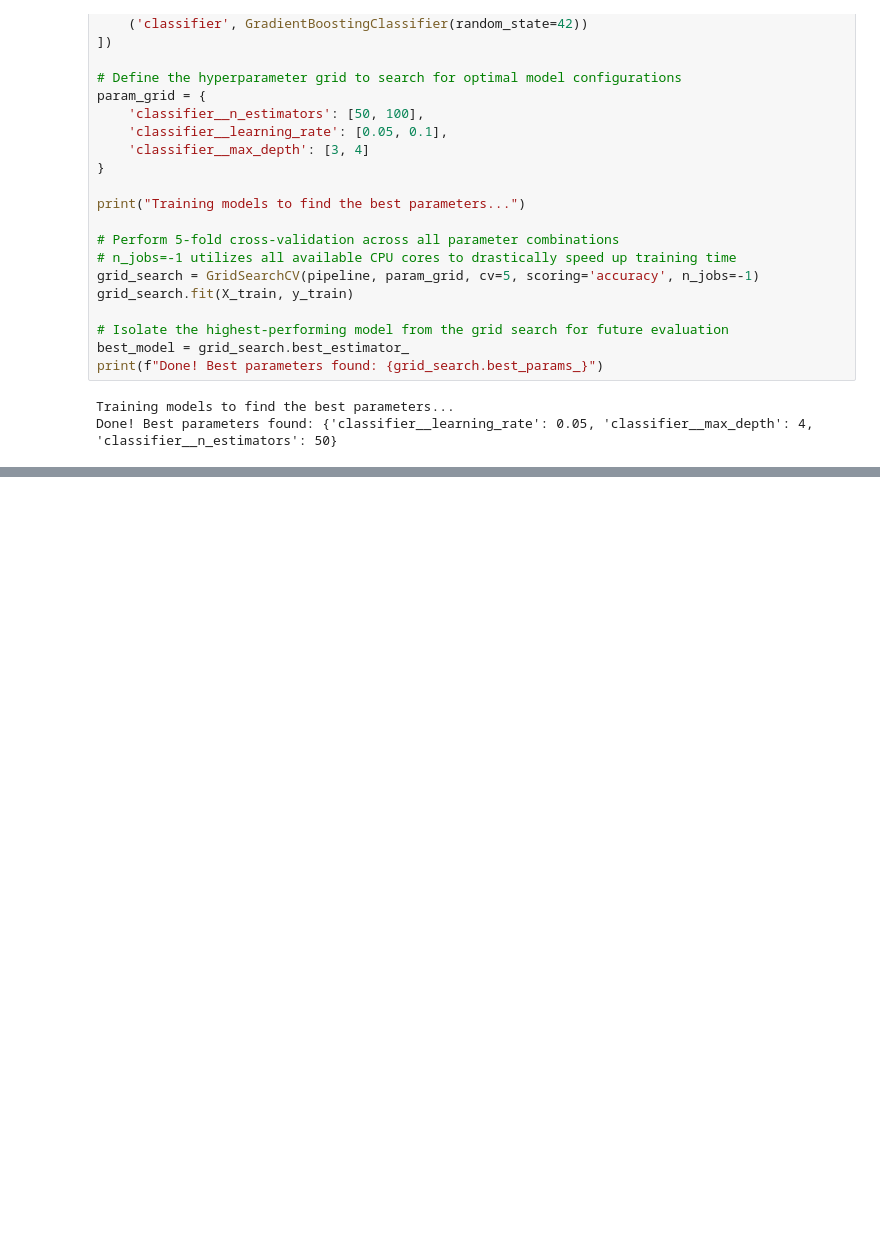
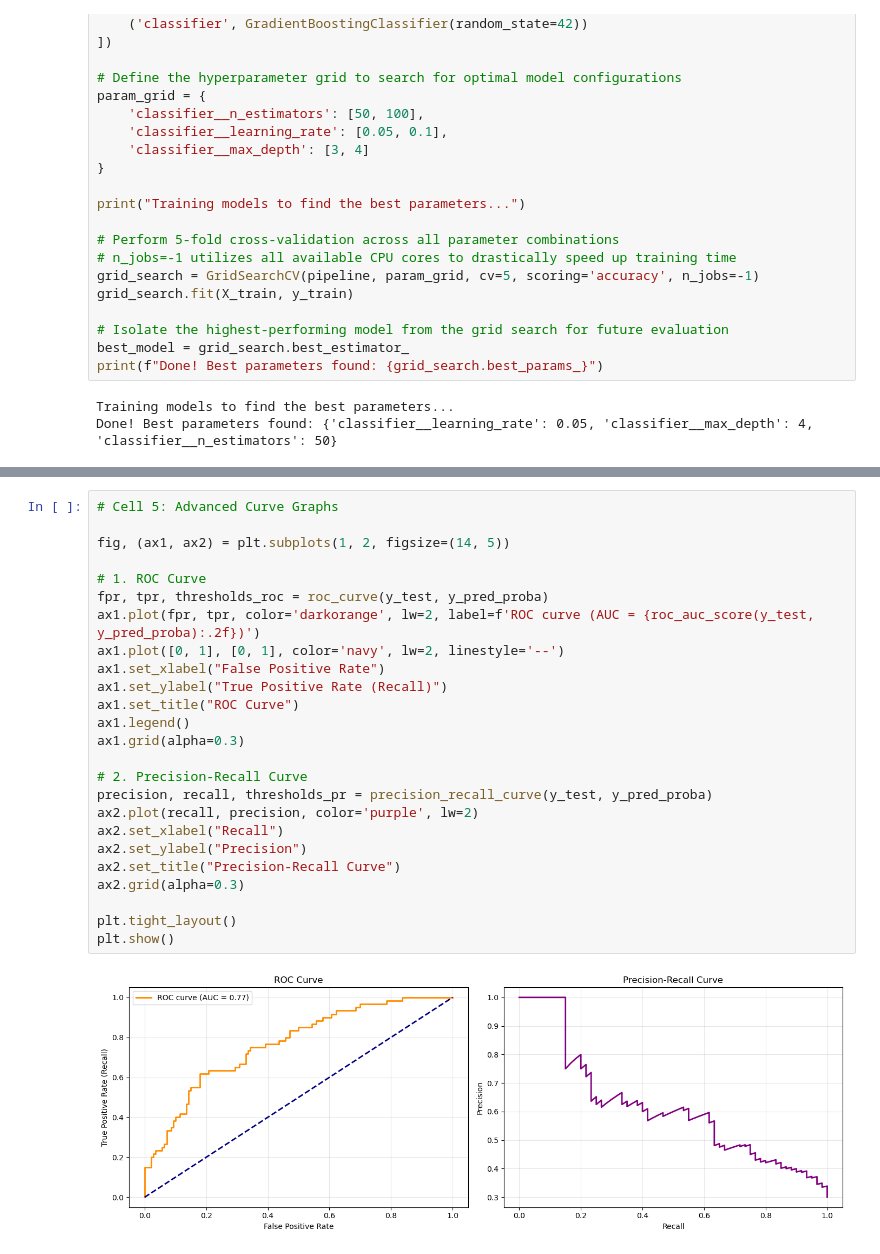
Before and after one commit to SachiniGayathma/loan-approval-predictor, a Jupyter notebook: notebooks/gradient_boosting.ipynb, the cells around one changed output, grey strips where cells are left out. Cells and saved outputs as stored; diff of their text form; blank space fills up the shorter version.

```diff
--- a/notebooks/gradient_boosting.ipynb
+++ b/notebooks/gradient_boosting.ipynb
@@ -154,0 +162,27 @@ TOTAL MODEL COST PENALTY: 194
+# %%
+# Cell 5: Advanced Curve Graphs
+
+fig, (ax1, ax2) = plt.subplots(1, 2, figsize=(14, 5))
+
+# 1. ROC Curve
+fpr, tpr, thresholds_roc = roc_curve(y_test, y_pred_proba)
+ax1.plot(fpr, tpr, color='darkorange', lw=2, label=f'ROC curve (AUC = {roc_auc_score(y_test, y_pred_proba):.2f})')
+ax1.plot([0, 1], [0, 1], color='navy', lw=2, linestyle='--')
+ax1.set_xlabel("False Positive Rate")
+ax1.set_ylabel("True Positive Rate (Recall)")
+ax1.set_title("ROC Curve")
+ax1.legend()
+ax1.grid(alpha=0.3)
+
+# 2. Precision-Recall Curve
+precision, recall, thresholds_pr = precision_recall_curve(y_test, y_pred_proba)
+ax2.plot(recall, precision, color='purple', lw=2)
+ax2.set_xlabel("Recall")
+ax2.set_ylabel("Precision")
+ax2.set_title("Precision-Recall Curve")
+ax2.grid(alpha=0.3)
+
+plt.tight_layout()
+plt.show()
+# %% [output]
+[figure, added]
```
Also changed, not shown: parts of 3 cells of this notebook.
